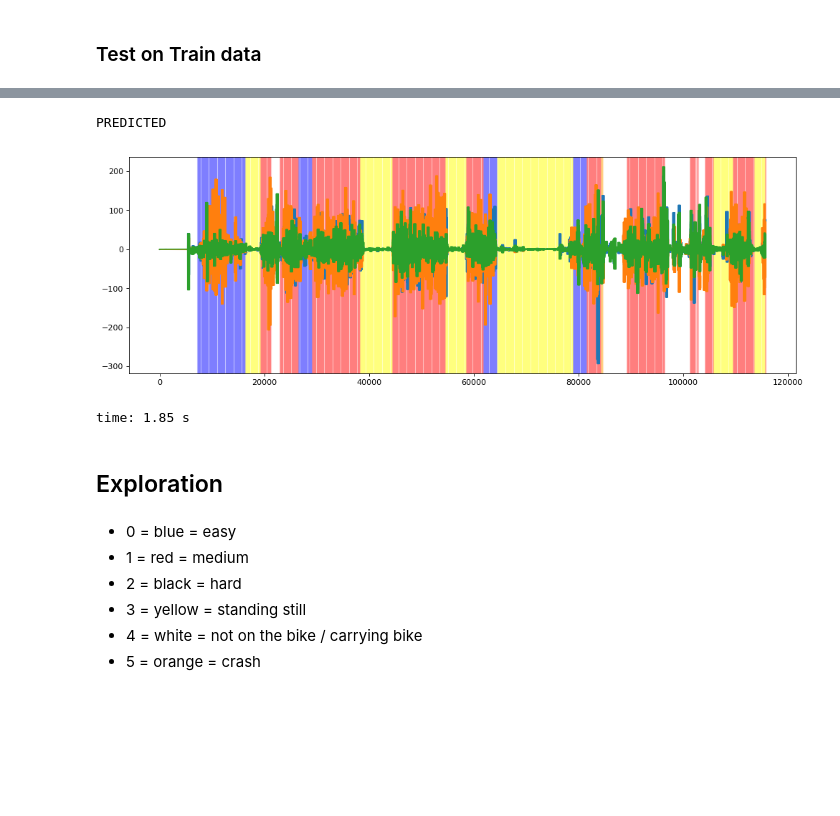
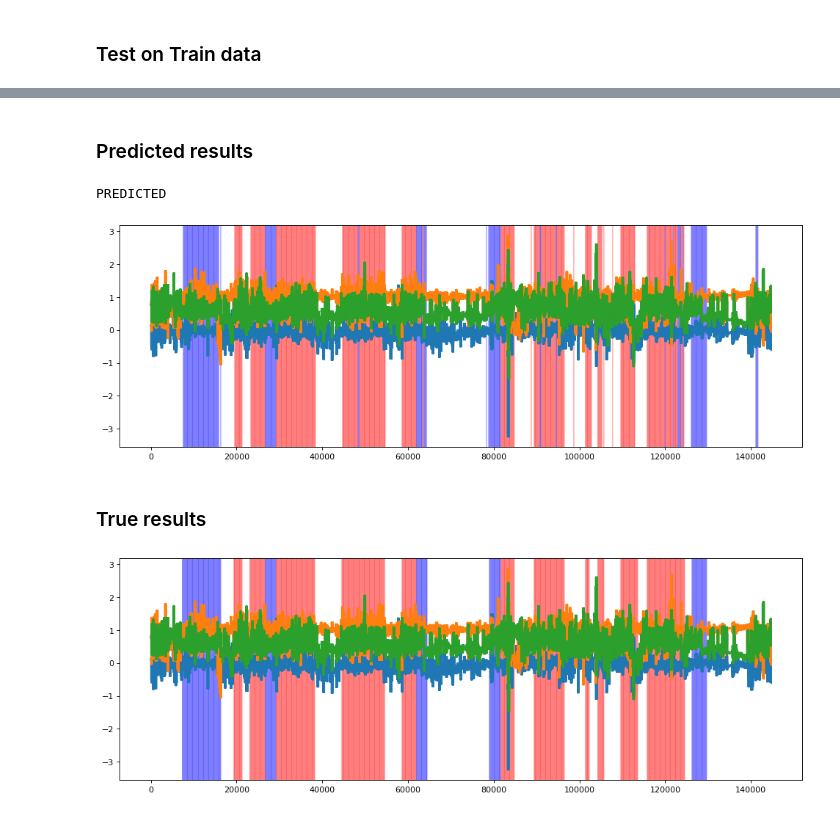
Before and after one commit to langersteff/trail-difficulty-classification, a Jupyter notebook: notebooks/02_networks.ipynb, the cells around one changed output, grey strips where cells are left out. Saved outputs shown, nothing was run; the diff lists cells and outputs as text; code cells hidden in the pictures; blank space fills up the shorter version.

```diff
--- a/notebooks/02_networks.ipynb
+++ b/notebooks/02_networks.ipynb
@@ -183,5 +173,5 @@ time: 151 ms
 # %% [markdown]
 ### Test on Train data
 # %%
-y_pred_train = model_cnn2.predict(X_train)
-y_pred_train = np.argmax(y_pred_train, axis=1)
+y_pred = model_cnn2.predict(X)
+y_pred = np.argmax(y_pred, axis=1)
@@ -195,17 +178,15 @@ time: 152 ms
-# %%
-X_train_plot = X_train if len(X_train.shape) <= 3 else X_train[:,:,0]
-print('PREDICTED')
-MtbVisualizer.plot_results(X_train_plot, y_pred_train, SAMPLE_SIZE)
-# %% [output]
-PREDICTED
-[figure, removed]
-time: 1.85 s
-# %% [markdown]
-## Exploration
-# %% [markdown]
-* 0 = blue = easy
-* 1 = red = medium
-* 2 = black = hard
-* 3 = yellow = standing still
-* 4 = white = not on the bike / carrying bike
-* 5 = orange = crash
+# %% [markdown]
+### Predicted results
+# %%
+X_plot = X[:,:,0]
+MtbVisualizer.plot_results(X_plot, y_pred, SAMPLE_SIZE)
+# %% [output]
+PREDICTED
+[figure, added]
+# %% [markdown]
+### True results
+# %%
+X_plot = X[:,:,0]
+MtbVisualizer.plot_results(X_plot, y, SAMPLE_SIZE)
+# %% [output]
+[figure, added]
```
Also changed, not shown: parts of 27 cells of this notebook, 8 other files.
